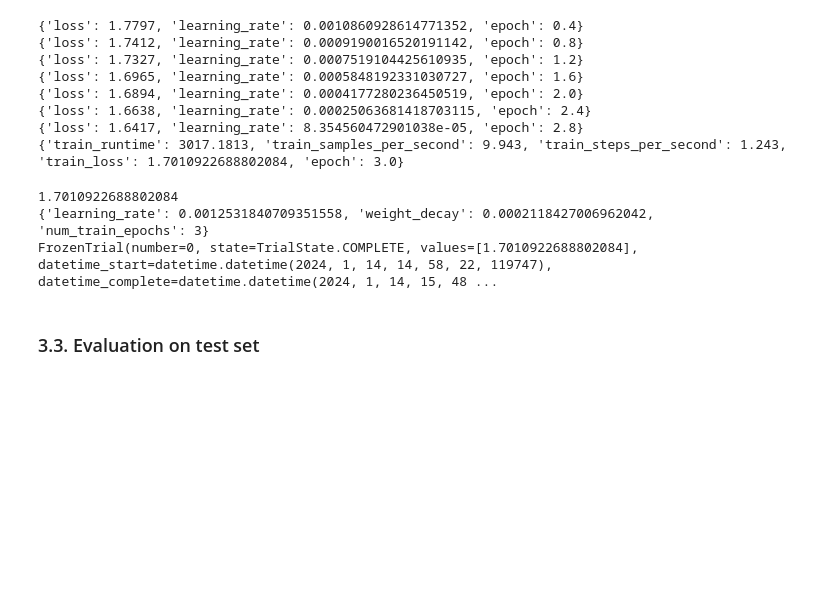
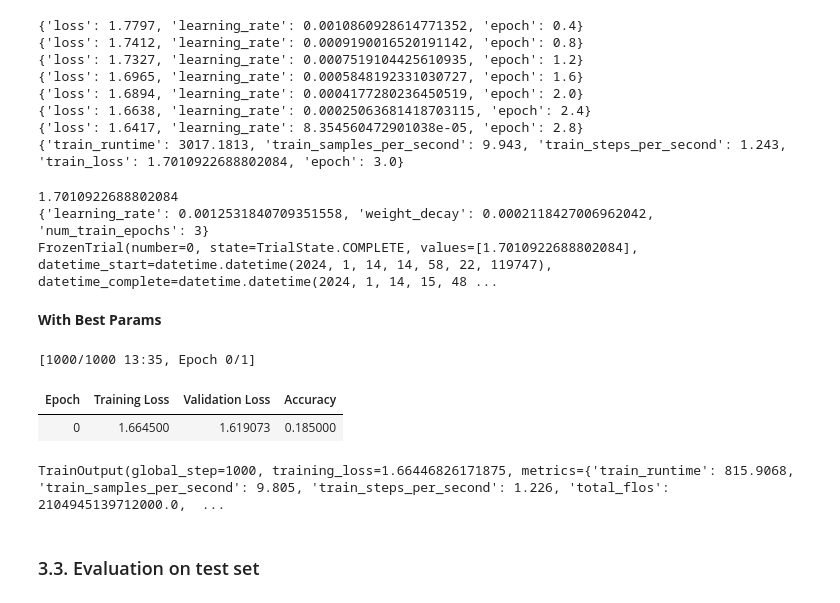
Before and after one commit to maryamteimouri/DL-HTL-course-project, a Jupyter notebook: DL_HTL_course_project.ipynb, the cells around one changed output. Drawn from its saved outputs; the diff is of its cells as text; code cells hidden in the pictures; blank space fills up the shorter version.

```diff
--- a/DL_HTL_course_project.ipynb
+++ b/DL_HTL_course_project.ipynb
@@ -317,6 +319,47 @@ print(study.best_trial)
 1.7010922688802084
 {'learning_rate': 0.0012531840709351558, 'weight_decay': 0.0002118427006962042, 'num_train_epochs': 3}
 FrozenTrial(number=0, state=TrialState.COMPLETE, values=[1.7010922688802084], datetime_start=datetime.datetime(2024, 1, 14, 14, 58, 22, 119747), datetime_complete=datetime.datetime(2024, 1, 14, 15, 48 ...
+# %% [markdown]
+**With Best Params**
+# %%
+best_trainer_args = transformers.TrainingArguments(
+    "checkpoints",
+    evaluation_strategy="epoch",
+    logging_strategy="epoch",
+    save_strategy='epoch',
+    load_best_model_at_end=True,
+    eval_steps=100,
+    logging_steps=100,
+    learning_rate=0.00125,
+    per_device_train_batch_size=8,
+    per_device_eval_batch_size=32,
+    max_steps=1000,
+    num_train_epochs=3,
+    weight_decay= 0.00021
+)
+# First I had weight decay, but the model accuracy was on 0.18
+# and it was not learning anything, so I changed it, and only
+# altered lr, however it did not change anything
+# This is the final setup I tried, with epoch=3
+# %%
+best_en_trainer = None
+best_en_trainer = transformers.Trainer(
+    model=model,
+    args=best_trainer_args,
+    train_dataset=en_dataset['train'],
+    eval_dataset=en_dataset['validation'],
+    compute_metrics=compute_accuracy,
+    data_collator=data_collator,
+    tokenizer = tokenizer,
+    callbacks=[early_stopping, training_logs]
+)
+
+best_en_trainer.train()
+# %% [output]
+[1000/1000 13:35, Epoch 0/1]
+| Epoch | Training Loss | Validation Loss | Accuracy |
+| 0 | 1.664500 | 1.619073 | 0.185000 |
+TrainOutput(global_step=1000, training_loss=1.66446826171875, metrics={'train_runtime': 815.9068, 'train_samples_per_second': 9.805, 'train_steps_per_second': 1.226, 'total_flos': 2104945139712000.0,  ...
 # %% [markdown]
 ### 3.3. Evaluation on test set
 # %%
```
Also changed, not shown: parts of 17 cells of this notebook.
